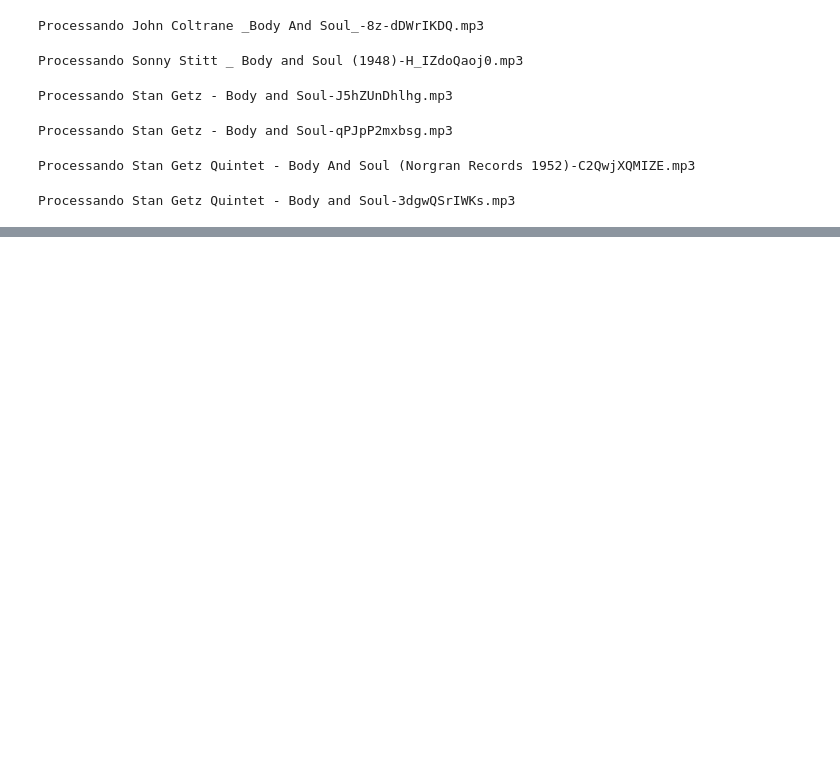
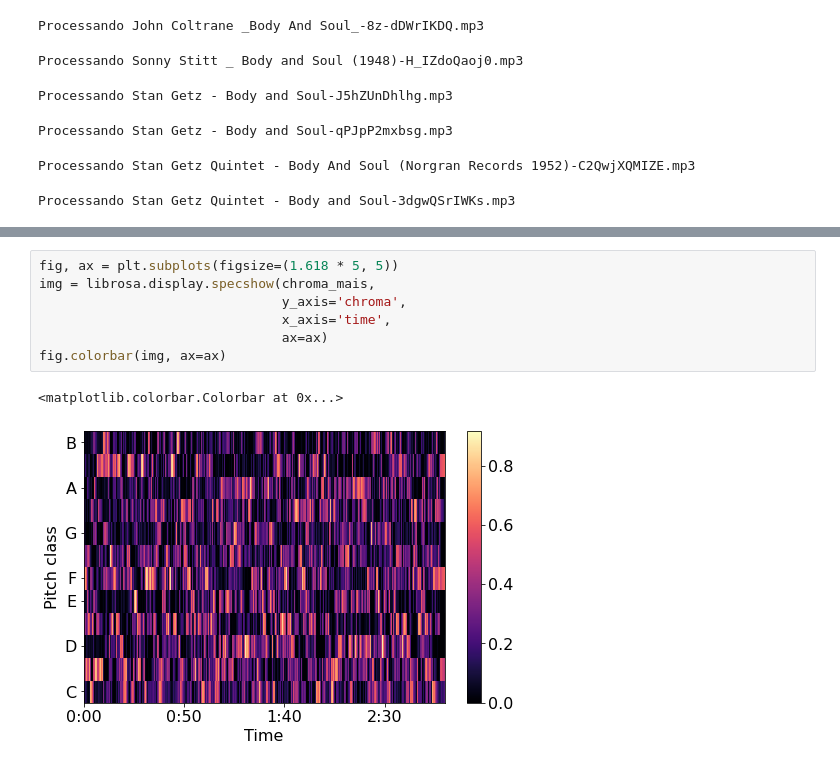
Before and after one commit to abnermneves/mir, a Jupyter notebook: Lab04/lab04.ipynb, the cells around one changed output, grey strips where cells are left out. Cells and saved outputs as stored; diff of their text form; blank space fills up the shorter version.

```diff
--- a/Lab04/lab04.ipynb
+++ b/Lab04/lab04.ipynb
@@ -483,0 +497,10 @@ Plote os cromagramas da músicas mais e menos similar. Compare com a versão bas
+# %%
+fig, ax = plt.subplots(figsize=(1.618 * 5, 5))
+img = librosa.display.specshow(chroma_mais,
+                               y_axis='chroma',
+                               x_axis='time',
+                               ax=ax)
+fig.colorbar(img, ax=ax)
+# %% [output]
+<matplotlib.colorbar.Colorbar at 0x...>
+[figure, added]
```
Also changed, not shown: parts of 13 cells of this notebook.
